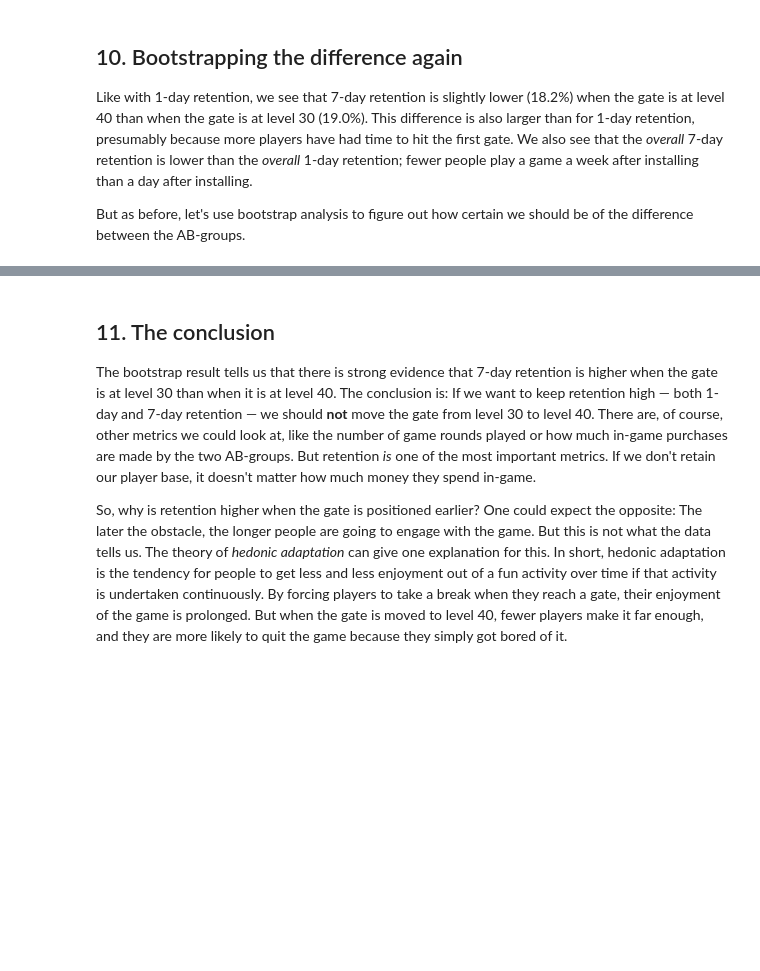
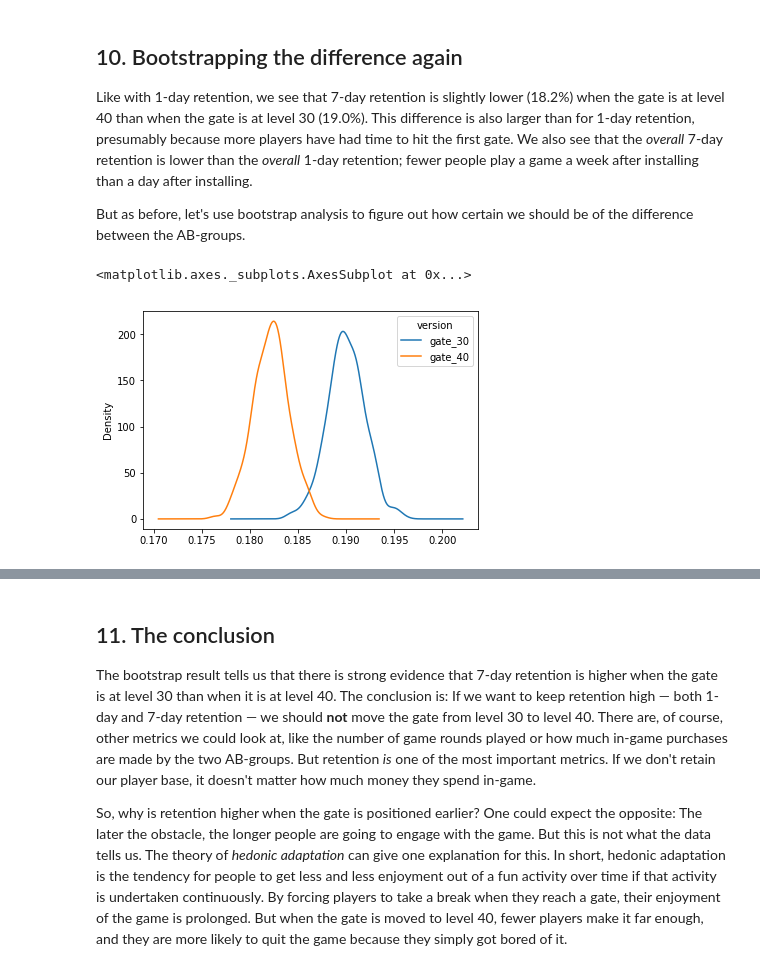
Before and after one commit to BrandonJia/ABTestingAndExperimentDesign, a Jupyter notebook: MobileAppABTesting/MobileAppABTesting.ipynb, the cells around one changed output, grey strips where cells are left out. Drawn from its saved outputs; the diff is of its cells as text; code cells hidden in the pictures; blank space fills up the shorter version.

```diff
--- a/MobileAppABTesting/MobileAppABTesting.ipynb
+++ b/MobileAppABTesting/MobileAppABTesting.ipynb
@@ -128,4 +134,17 @@ df['retention_7'] = df['retention_7'].sum()/df['retention_7'].count()
 ## 10. Bootstrapping the difference again
 <p>Like with 1-day retention, we see that 7-day retention is slightly lower (18.2%) when the gate is at level 40 than when the gate is at level 30 (19.0%). This difference is also larger than for 1-day retention, presumably because more players have had time to hit the first gate. We also see that the <em>overall</em> 7-day retention is lower than the <em>overall</em> 1-day retention; fewer people play a game a week after installing than a day after installing.</p>
 <p>But as before, let's use bootstrap analysis to figure out how certain we should be of the difference between the AB-groups.</p>
+# %%
+# Creating a list with bootstrapped means for each AB-group
+boot_7d = []
+for i in range(500):
+    boot_mean = df.sample(frac = 1, replace=True).groupby('version')['retention_7'].mean()
+    boot_7d.append(boot_mean)
+
+boot_7d = pd.DataFrame(boot_7d)
+
+boot_7d.plot.kde()
+# %% [output]
+<matplotlib.axes._subplots.AxesSubplot at 0x...>
+[figure, added]
 # %%
```
Also changed, not shown: parts of 8 cells of this notebook.
